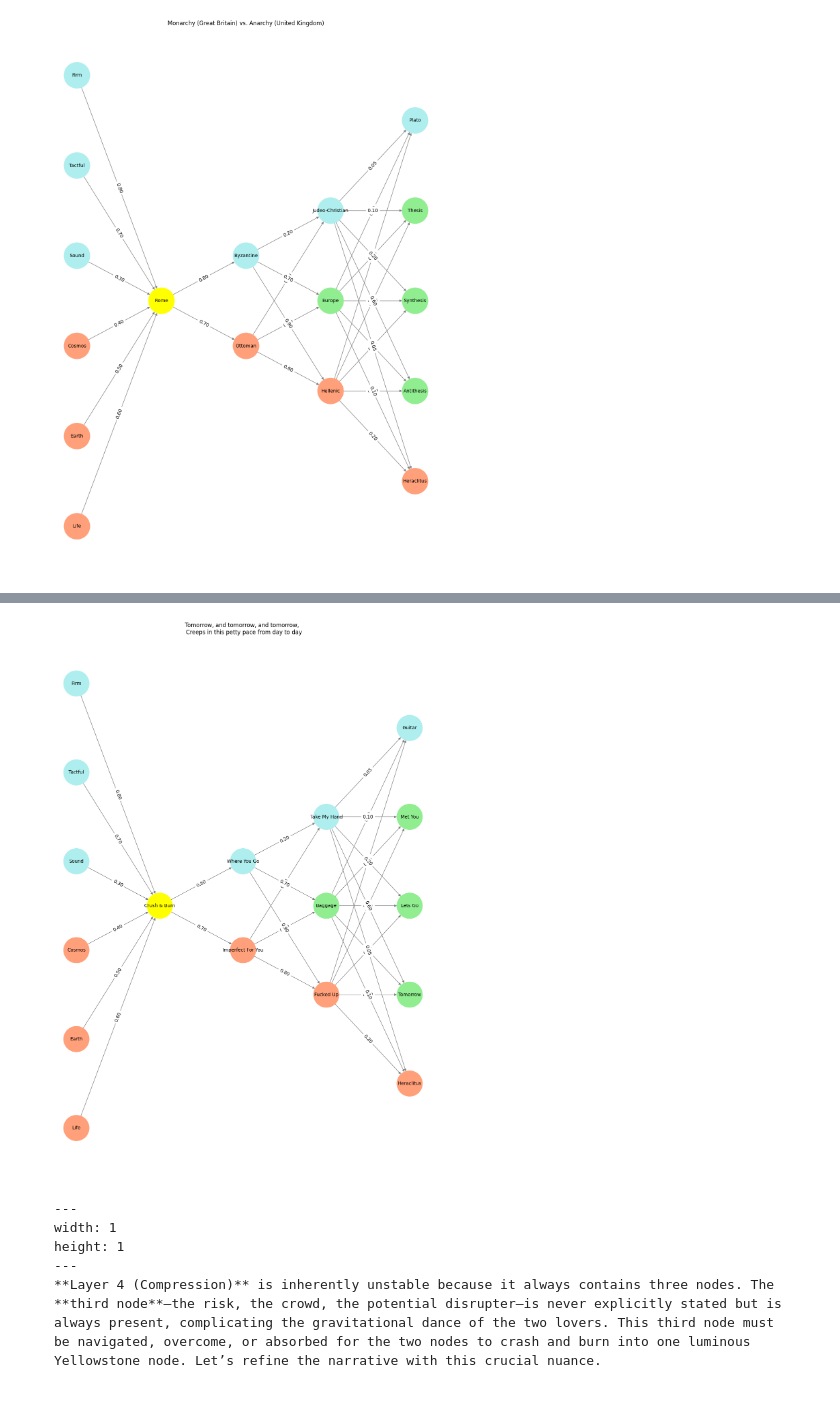
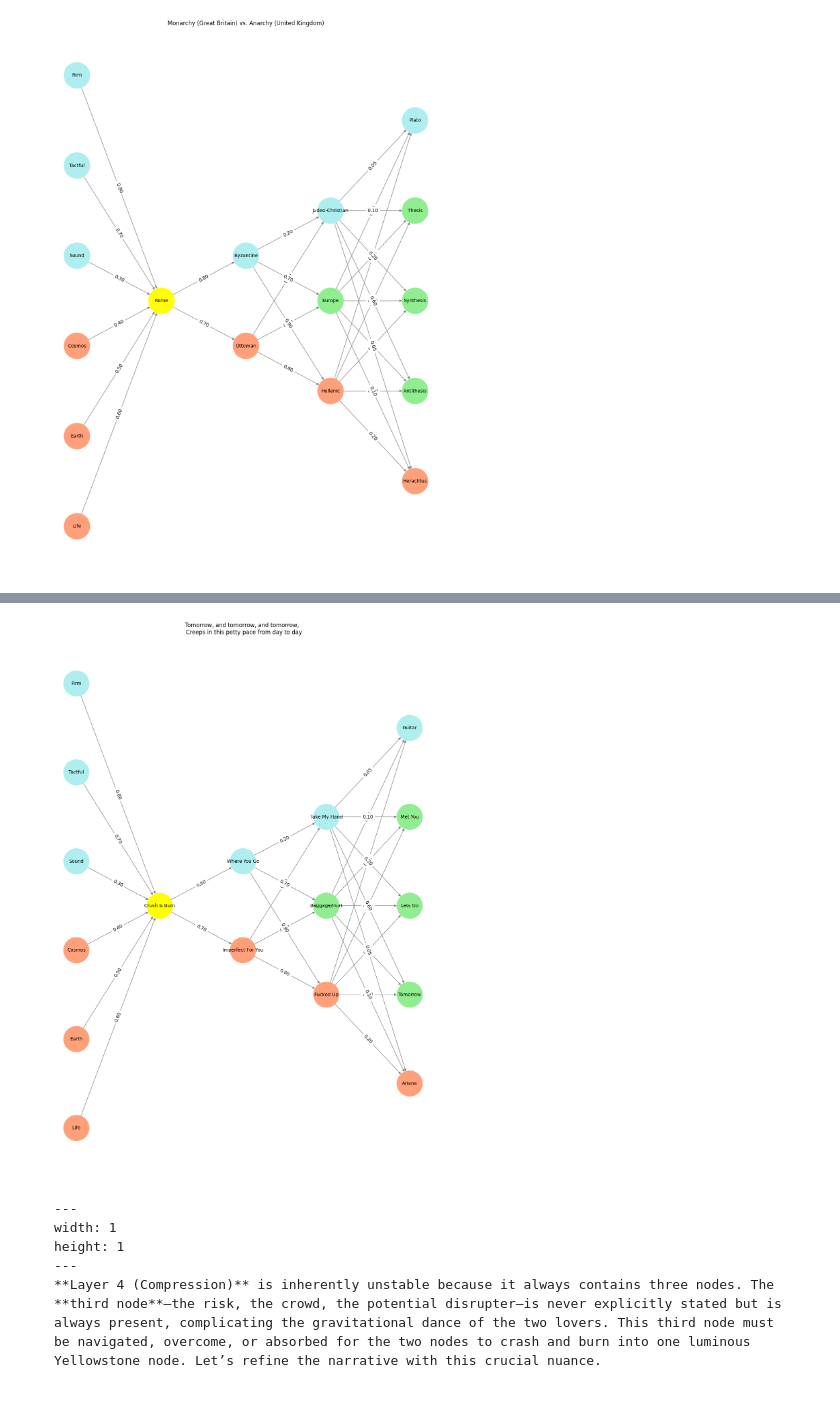
Before and after one commit to abikesa/schubert, a Jupyter notebook: kitabo/ensi/_build/html/_sources/act3/part3/part3_3.ipynb, the cells around one changed output, grey strips where cells are left out. Cells and saved outputs as stored; diff of their text form; code cells hidden in the pictures.

Commit message:
ariana replaces heraclitus

````diff
--- a/kitabo/ensi/_build/html/_sources/act3/part3/part3_3.ipynb
+++ b/kitabo/ensi/_build/html/_sources/act3/part3/part3_3.ipynb
@@ -427,10 +427,10 @@ def define_layers():
         'Input': ['Imperfect For You', 'Where You Go'],
         'Hidden': [
             'Fucked Up',
-            'Baggage',
+            'Baggage/Hurt',
             'Take My Hand',
         ],
-        'Output': ['Heraclitus', 'Tomorrow', 'Lets Go', 'Met You', 'Guitar',    ]
+        'Output': ['Ariana', 'Tomorrow', 'Lets Go', 'Met You', 'Guitar',    ]
     }
 
 # Define weights for the connections
@@ -467,7 +467,7 @@ def assign_colors(node, layer):
     elif layer == 'Hidden':
         if node == 'Take My Hand':
             return 'paleturquoise'
-        elif node == 'Baggage':
+        elif node == 'Baggage/Hurt':
             return 'lightgreen'
         elif node == 'Fucked Up':
             return 'lightsalmon'
@@ -476,7 +476,7 @@ def assign_colors(node, layer):
             return 'paleturquoise'
         elif node in ['Lets Go', 'Met You', 'Tomorrow']:
             return 'lightgreen'
-        elif node == 'Heraclitus':
+        elif node == 'Ariana':
             return 'lightsalmon'
     return 'lightsalmon'  # Default color
 
@@ -513,34 +513,34 @@ def visualize_nn():
             for j, target in enumerate(layers[target_layer]):
                 weight = weight_matrix[i, j]
                 G.add_edge(source, target, weight=weight)
 
     # Customize edge thickness for specific relationships
     edge_widths = []
     for u, v in G.edges():
         if u in layers['Hidden'] and v == 'Kapital':
             edge_widths.append(6)  # Highlight key edges
         else:
             edge_widths.append(1)
 
     # Draw the graph
     plt.figure(figsize=(12, 16))
     nx.draw(
         G, pos, with_labels=True, node_color=node_colors, edge_color='gray',
         node_size=3000, font_size=10, width=edge_widths
     )
     edge_labels = nx.get_edge_attributes(G, 'weight')
     nx.draw_networkx_edge_labels(G, pos, edge_labels={k: f'{v:.2f}' for k, v in edge_labels.items()})
     plt.title("Tomorrow, and tomorrow, and tomorrow, \n Creeps in this petty pace from day to day")
 
     # Save the figure to a file
     # plt.savefig("figures/logo.png", format="png")
 
     plt.show()
 
 # Run the visualization
 visualize_nn()
 # %% [output]
-[figure, old version]
+[figure, new version]
 # %% [markdown]
 ```{figure} ../../figures/blanche.*
 ---
````
Also changed, not shown: 8 other files.
